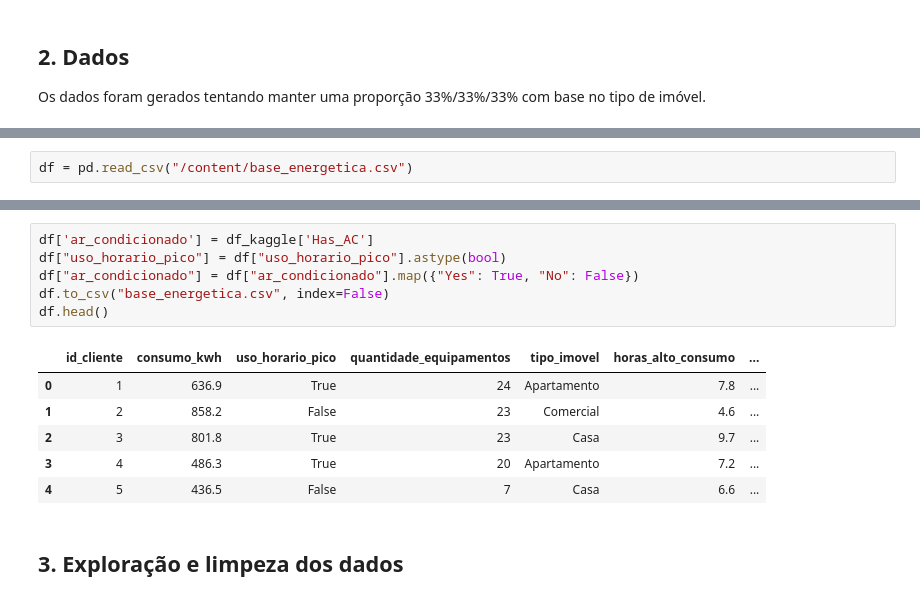
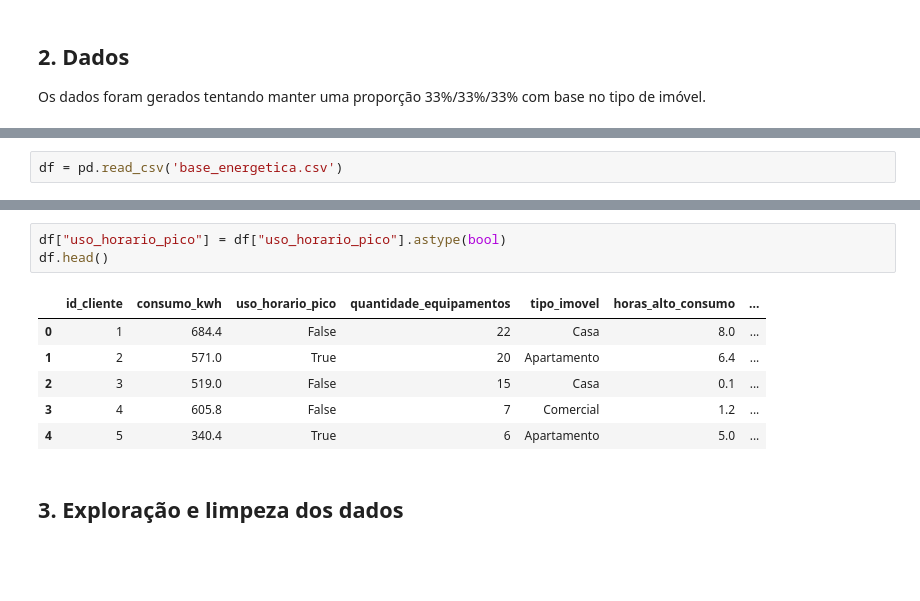
Before and after one commit to No-Country-simulation/G9-BR-TEAM-18, a Jupyter notebook: HACKATOON_BASE_NOTEBOOK.ipynb, the cells around one changed output, grey strips where cells are left out. Drawn from its saved outputs; the diff is of its cells as text; blank space fills up the shorter version.

```diff
--- a/HACKATOON_BASE_NOTEBOOK.ipynb
+++ b/HACKATOON_BASE_NOTEBOOK.ipynb
@@ -85,2 +128,2 @@ Base gerada com 90000 registros em 'base_energetica.csv'
 # %%
-df = pd.read_csv("/content/base_energetica.csv")
+df = pd.read_csv('base_energetica.csv')
@@ -111,16 +130,13 @@ Arquivos baixados: ['household_energy_consumption.csv']
 # %%
-df['ar_condicionado'] = df_kaggle['Has_AC']
 df["uso_horario_pico"] = df["uso_horario_pico"].astype(bool)
-df["ar_condicionado"] = df["ar_condicionado"].map({"Yes": True, "No": False})
-df.to_csv("base_energetica.csv", index=False)
 df.head()
 # %% [output]
 |  | id_cliente | consumo_kwh | uso_horario_pico | quantidade_equipamentos | tipo_imovel | horas_alto_consumo | ... |
-| 0 | 1 | 636.9 | True | 24 | Apartamento | 7.8 | ... |
-| 1 | 2 | 858.2 | False | 23 | Comercial | 4.6 | ... |
-| 2 | 3 | 801.8 | True | 23 | Casa | 9.7 | ... |
-| 3 | 4 | 486.3 | True | 20 | Apartamento | 7.2 | ... |
-| 4 | 5 | 436.5 | False | 7 | Casa | 6.6 | ... |
+| 0 | 1 | 684.4 | False | 22 | Casa | 8.0 | ... |
+| 1 | 2 | 571.0 | True | 20 | Apartamento | 6.4 | ... |
+| 2 | 3 | 519.0 | False | 15 | Casa | 0.1 | ... |
+| 3 | 4 | 605.8 | False | 7 | Comercial | 1.2 | ... |
+| 4 | 5 | 340.4 | True | 6 | Apartamento | 5.0 | ... |
 # %% [markdown]
 ## 3. Exploração e limpeza dos dados
 # %%
```
Also changed, not shown: parts of 17 cells of this notebook, 3 other files.
